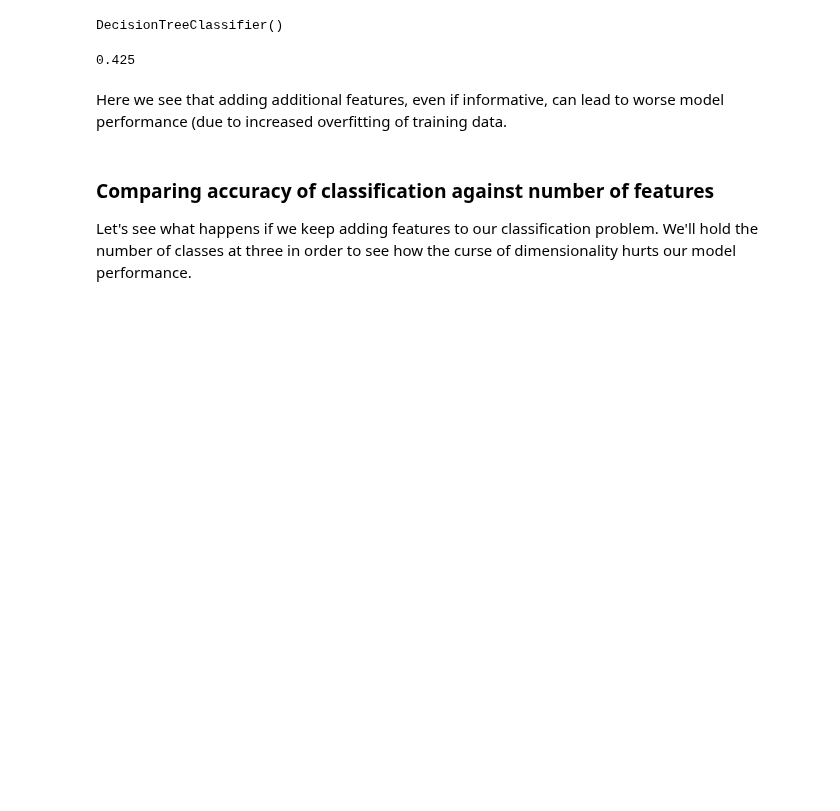
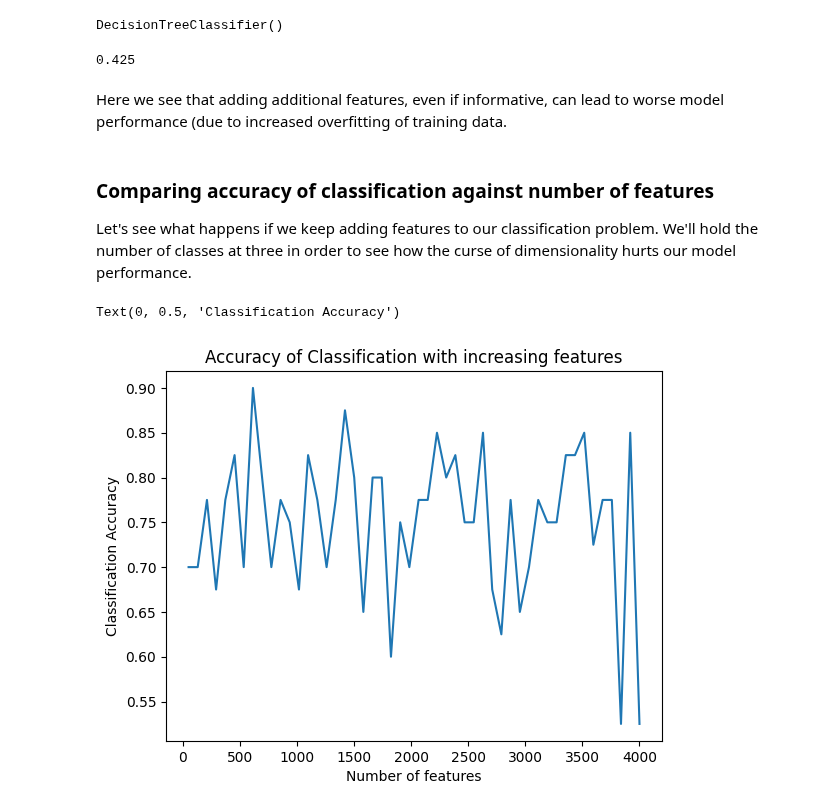
Before and after one commit to Mark-Barbaric/IBM_Machine_Learning_Certificate, a Jupyter notebook: Unsupervised_Machine_Learning/week2/curse_of_dimensionality.ipynb, the cells around one changed output. Cells and saved outputs as stored; diff of their text form; code cells hidden in the pictures; blank space fills up the shorter version.

```diff
--- a/Unsupervised_Machine_Learning/week2/curse_of_dimensionality.ipynb
+++ b/Unsupervised_Machine_Learning/week2/curse_of_dimensionality.ipynb
@@ -278,3 +278,30 @@ Here we see that adding additional features, even if informative, can lead to wo
 ### Comparing accuracy of classification against number of features
 
 Let's see what happens if we keep adding features to our classification problem. We'll hold the number of classes at three in order to see how the curse of dimensionality hurts our model performance.
+# %%
+scores = []
+
+increment, max_features = 50, 4000
+
+for num in np.linspace(increment, max_features, increment, dtype='int'):
+    X, y = make_classification(n_features=num,
+                               n_redundant=0,
+                               random_state=1,
+                               n_clusters_per_class=1,
+                               n_classes=3)
+    rng = np.random.RandomState(2)
+    X += 2 * rng.uniform(size=X.shape)
+    ss = StandardScaler()
+    X = ss.fit_transform(X)
+    X_train, X_test, y_train, y_test = train_test_split(X, y, test_size=.4, random_state=1)
+    dt = DecisionTreeClassifier()
+    dt.fit(X_train, y_train)
+    scores.append(dt.score(X_test, y_test))
+# %%
+plt.plot(np.linspace(increment, max_features, increment, dtype='int'), scores)
+plt.title('Accuracy of Classification with increasing features')
+plt.xlabel('Number of features')
+plt.ylabel('Classification Accuracy')
+# %% [output]
+Text(0, 0.5, 'Classification Accuracy')
+[figure, added]
```
Also changed, not shown: parts of 1 cell of this notebook, 1 other file.
